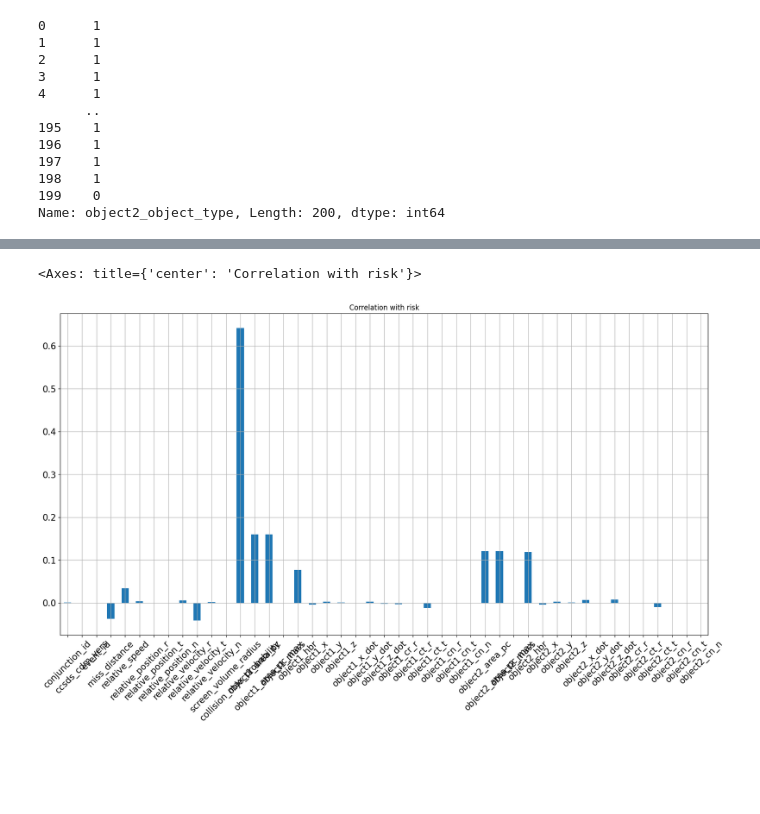
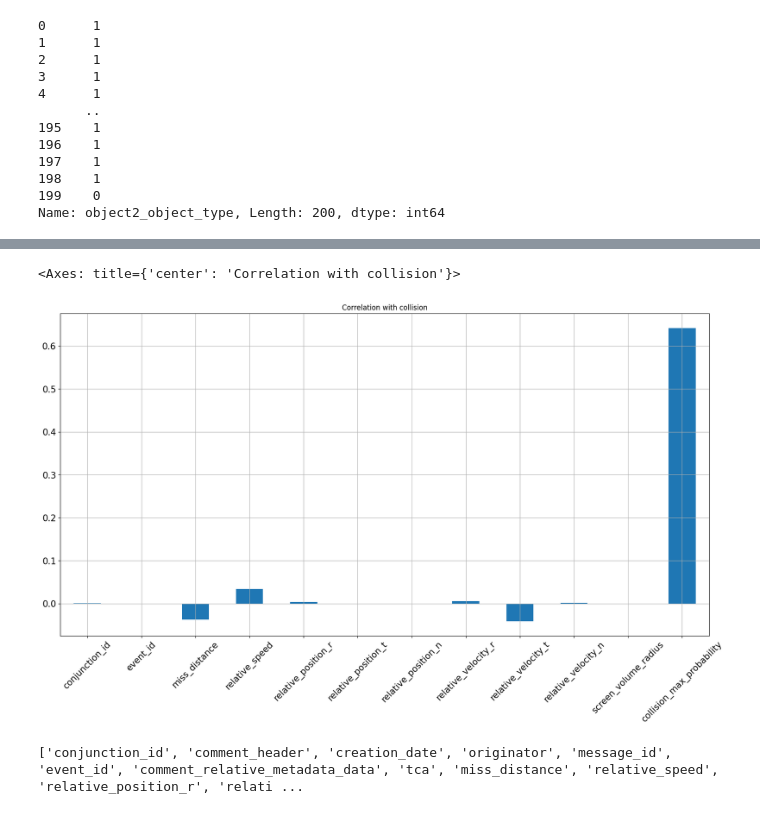
Before and after one commit to ayaemad10/Arduino_Robotics, a Jupyter notebook: model_conjuntion.ipynb, the cells around one changed output, grey strips where cells are left out. Cells and saved outputs as stored; diff of their text form; code cells hidden in the pictures; blank space fills up the shorter version.

```diff
--- a/model_conjuntion.ipynb
+++ b/model_conjuntion.ipynb
@@ -9,7 +9,7 @@ import pandas as pd
 import seaborn as sb
 import numpy as np
 # %%
-data = pd.read_csv("/content/2024_S1_cdm_ccsds.csv")
+data = pd.read_csv("/content/2024_S1_cdm_ccsds_AE.csv")
 df = pd.DataFrame(data)
 # df
 # df.head()
@@ -91,2 +91,9 @@ df.collision_probability
 185511 rows × 1 columns
 dtype: float64
+# %%
+from sklearn.preprocessing import LabelEncoder
+label_encoder = LabelEncoder()
+df["object1_object_type"] = label_encoder.fit_transform(df["object1_object_type"])
+df["object2_object_type"] = label_encoder.fit_transform(df["object2_object_type"])
+print(df["object1_object_type"].head(103))
+print(df["object2_object_type"].head(103))
@@ -214,19 +239,8 @@ import seaborn as sns
 
 # plt.title('Correlation between different fearures')
 # %%
-# first 13 features except 'risk'
-df_copy = X_train[['conjunction_id', 'ccsds_cdm_vers','event_id', 'miss_distance', 'relative_speed',
-    'relative_position_r', 'relative_position_t', 'relative_position_n',
-    'relative_velocity_r', 'relative_velocity_t', 'relative_velocity_n','screen_volume_radius','collision_max_probability','object1_area_pc',
-    'object1_area_pc_max', 'object1_mass', 'object1_hbr',
-     'object1_x', 'object1_y',
-    'object1_z', 'object1_x_dot', 'object1_y_dot', 'object1_z_dot',
-     'object1_cr_r', 'object1_ct_r',
-    'object1_ct_t', 'object1_cn_r', 'object1_cn_t', 'object1_cn_n','object2_area_pc',
-    'object2_area_pc_max', 'object2_mass', 'object2_hbr',
-     'object2_x', 'object2_y',
-    'object2_z', 'object2_x_dot', 'object2_y_dot', 'object2_z_dot',
-     'object2_cr_r', 'object2_ct_r',
-    'object2_ct_t', 'object2_cn_r', 'object2_cn_t', 'object2_cn_n']]
+# first 12 features except 'risk'
+df_copy = X_train[['conjunction_id','event_id', 'miss_distance', 'relative_speed','relative_position_r', 'relative_position_t', 'relative_position_n',
+    'relative_velocity_r','relative_velocity_t', 'relative_velocity_n','screen_volume_radius','collision_max_probability']]
 df_copy
 # %% [output]
@@ -246,5 +260,7 @@ df_copy
 # %%
-plt.figure(figsize=(102,102))
-sns.heatmap(df_copy.corr(), annot =True)
+plt.figure(figsize=(22,12))
+# Drop non-numeric columns before calculating correlation
+df_copy_numeric = df_copy.select_dtypes(include=np.number)
+sns.heatmap(df_copy_numeric.corr(), annot =True)
 # %% [output]
 <Axes: >
@@ -252,8 +268,12 @@ sns.heatmap(df_copy.corr(), annot =True)
 # %%
 string_cols_to_drop = list(df.select_dtypes('object'))
 # %%
-df_copy.corrwith(df.collision_probability).plot.bar(figsize=(20,10),title="Correlation with risk",fontsize=15,rot=45,grid=True)
+df_copy_numeric.corrwith(df.collision_probability).plot.bar(figsize=(20,10),title="Correlation with collision",fontsize=15,rot=45,grid=True)
 # %% [output]
-<Axes: title={'center': 'Correlation with risk'}>
+<Axes: title={'center': 'Correlation with collision'}>
-[figure, old version]
+[figure, new version]
+# %%
+print(X_train.columns.tolist())
+# %% [output]
+['conjunction_id', 'comment_header', 'creation_date', 'originator', 'message_id', 'event_id', 'comment_relative_metadata_data', 'tca', 'miss_distance', 'relative_speed', 'relative_position_r', 'relati ...
 # %%
```
Also changed, not shown: parts of 79 cells of this notebook.
